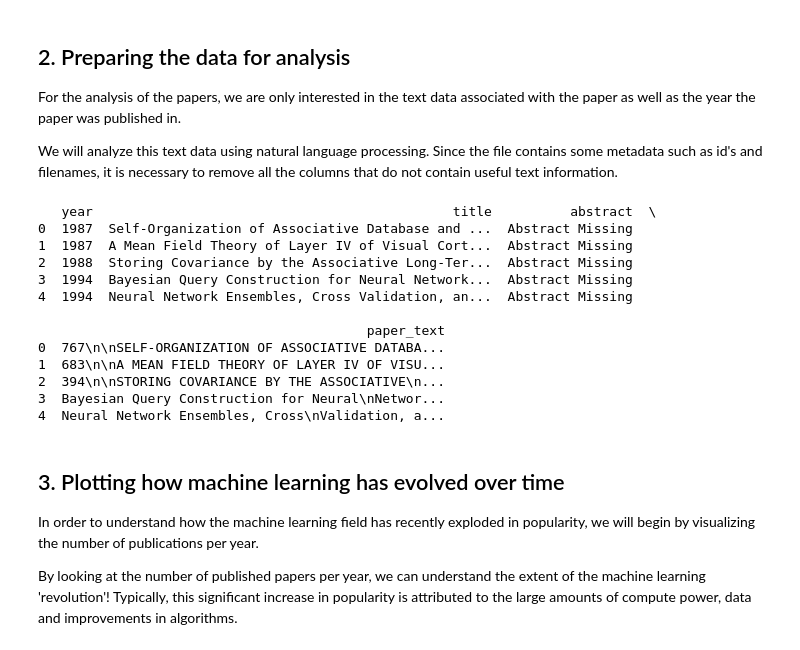
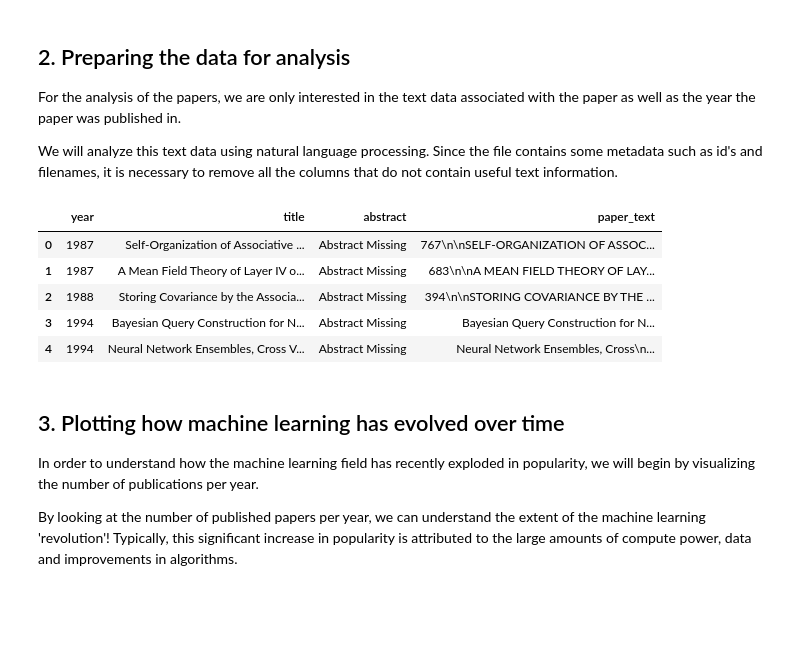
Before and after one commit to LarryEze/Python-R-Projects, a Jupyter notebook: Python/The Hottest Topics in Machine Learning/notebook.ipynb, the cells around one changed output. Drawn from its saved outputs; the diff is of its cells as text; code cells hidden in the pictures; blank space fills up the shorter version.

```diff
--- a/Python/The Hottest Topics in Machine Learning/notebook.ipynb
+++ b/Python/The Hottest Topics in Machine Learning/notebook.ipynb
@@ -40,23 +26,16 @@ print(papers.head())
 # %%
 # Remove the columns
 papers.drop(columns = ['id', 'event_type', 'pdf_name'], inplace=True)
 
 # Print out the first rows of papers
-print(papers.head())
+papers.head()
 # %% [output]
-   year                                              title          abstract  \
-0  1987  Self-Organization of Associative Database and ...  Abstract Missing
-1  1987  A Mean Field Theory of Layer IV of Visual Cort...  Abstract Missing
-2  1988  Storing Covariance by the Associative Long-Ter...  Abstract Missing
-3  1994  Bayesian Query Construction for Neural Network...  Abstract Missing
-4  1994  Neural Network Ensembles, Cross Validation, an...  Abstract Missing
-
-                                          paper_text
-0  767\n\nSELF-ORGANIZATION OF ASSOCIATIVE DATABA...
-1  683\n\nA MEAN FIELD THEORY OF LAYER IV OF VISU...
-2  394\n\nSTORING COVARIANCE BY THE ASSOCIATIVE\n...
-3  Bayesian Query Construction for Neural\nNetwor...
-4  Neural Network Ensembles, Cross\nValidation, a...
+|  | year | title | abstract | paper_text |
+| 0 | 1987 | Self-Organization of Associative ... | Abstract Missing | 767\n\nSELF-ORGANIZATION OF ASSOC... |
+| 1 | 1987 | A Mean Field Theory of Layer IV o... | Abstract Missing | 683\n\nA MEAN FIELD THEORY OF LAY... |
+| 2 | 1988 | Storing Covariance by the Associa... | Abstract Missing | 394\n\nSTORING COVARIANCE BY THE ... |
+| 3 | 1994 | Bayesian Query Construction for N... | Abstract Missing | Bayesian Query Construction for N... |
+| 4 | 1994 | Neural Network Ensembles, Cross V... | Abstract Missing | Neural Network Ensembles, Cross\n... |
 # %% [markdown]
 ## 3. Plotting how machine learning has evolved over time
 <p>In order to understand how the machine learning field has recently exploded in popularity, we will begin by visualizing the number of publications per year. </p>
```
Also changed, not shown: parts of 5 cells of this notebook.
